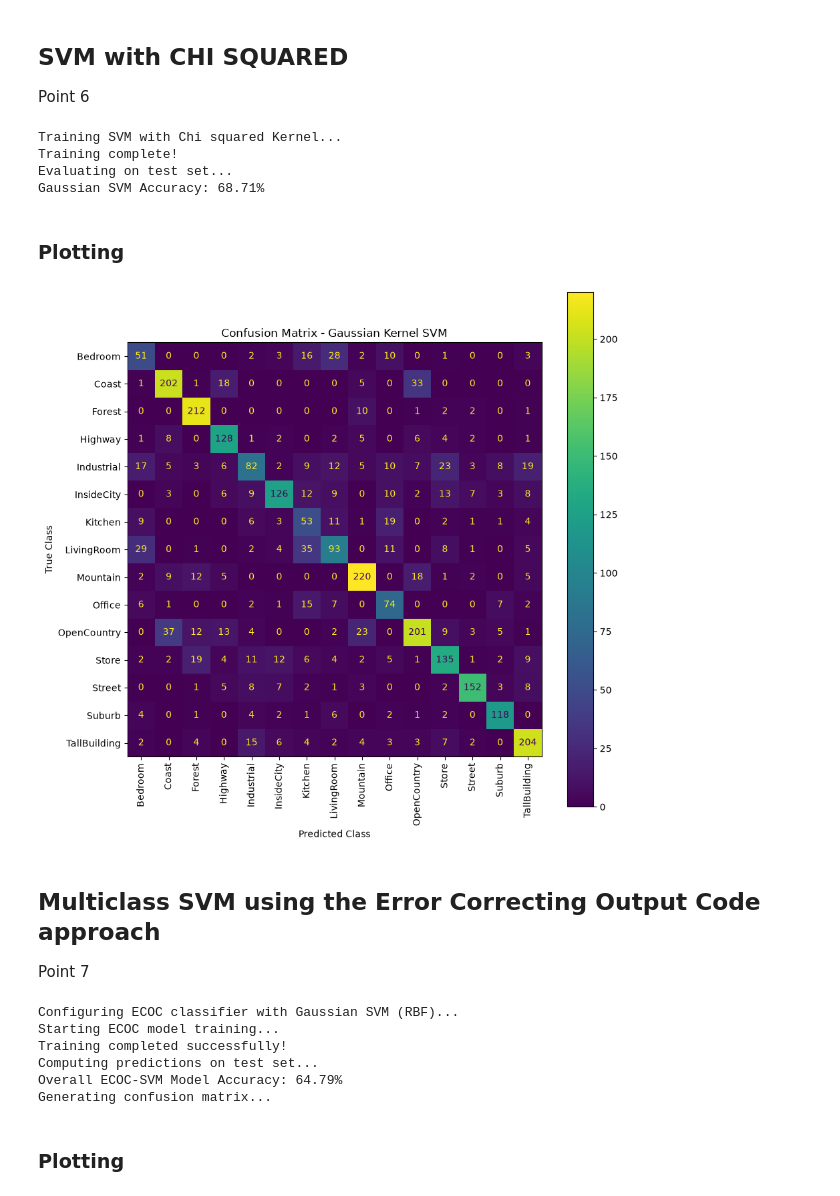
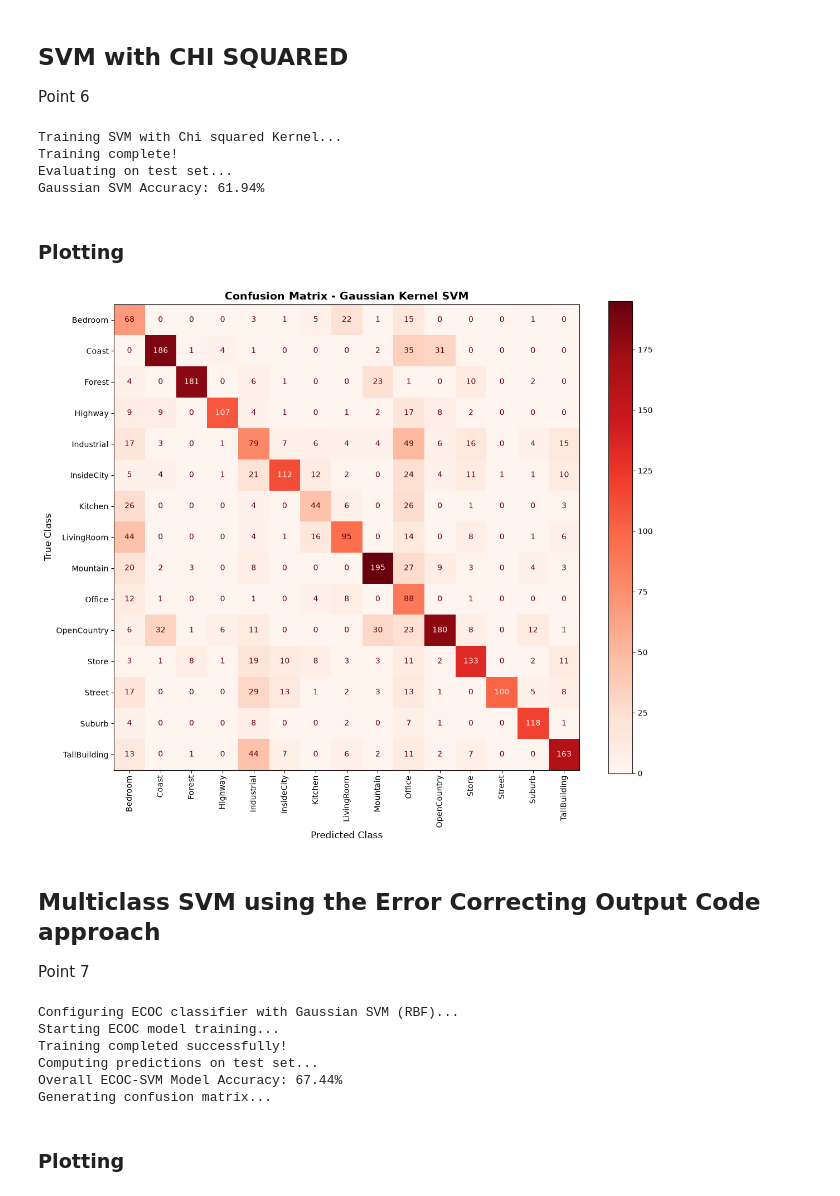
Before and after one commit to RebertoUNI/Computer-vision, a Jupyter notebook: project.ipynb, the cells around one changed output. Drawn from its saved outputs; the diff is of its cells as text; code cells hidden in the pictures.

```diff
--- a/project.ipynb
+++ b/project.ipynb
@@ -20,16 +20,16 @@ N_FEATURES = 150
 NUM_SAMPLES = 100000
 NUM_CLUSTER = 80
 
-K_NEIGHBOURS = 1  # Hyperparameter for k-NN algorithm
+K_NEIGHBOURS = 7  # Hyperparameter for k-NN algorithm
 
 # NUMBER_OF_DENSE_SIFT
 # %% [markdown]
 ## SETTING
 # %%
 DENSE = True
-SOFT_ASSIGNMENT = False  # True: Soft Assignment | False: Hard Assignment
-SPATIAL_PYRAMID = False  # True: Spatial Pyramid (L2) | False: Standard BoW (Level 0)
-BETA = 0.01  # Gaussian kernel parameter (used if SOFT_ASSIGNMENT = True)
+SOFT_ASSIGNMENT = True  # True: Soft Assignment | False: Hard Assignment
+SPATIAL_PYRAMID = True  # True: Spatial Pyramid (L2) | False: Standard BoW (Level 0)
+BETA = 1e-4  # Gaussian kernel parameter (used if SOFT_ASSIGNMENT = True)
 # %% [markdown]
 ## Import images
 # %%
@@ -430,7 +429,7 @@ from sklearn.svm import SVC
 print("\n--- LINEAR SVM TRAINING AND EVALUATION (One-vs-Rest) ---")
 
 # --- Train multiclass Linear SVM (One-vs-Rest) ---
-svm_classifier = SVC(C = 33, kernel='linear', decision_function_shape='ovr', random_state=42)
+svm_classifier = SVC(C = 30, kernel='linear', decision_function_shape='ovr', random_state=42)
 
 print("Training Linear SVM...")
 start_time_svm = time.time()
@@ -485,8 +484,7 @@ def chi2_kernel(X, Y, gamma=1.0):
     return result
 
 
-svm_chi2 = SVC(kernel=lambda X, Y: chi2_kernel(X, Y, gamma=0.5))
-
+svm_chi2 = SVC(C= 5, kernel=lambda X, Y: chi2_kernel(X, Y, gamma=0.5), random_state=42)
 svm_chi2.fit(X_train, y_train)
 
 print("Training complete!")
@@ -504,14 +502,14 @@ disp_chi2 = ConfusionMatrixDisplay(confusion_matrix=cm_chi2, display_labels=clas
 Training SVM with Chi squared Kernel...
 Training complete!
 Evaluating on test set...
-Gaussian SVM Accuracy: 68.71%
+Gaussian SVM Accuracy: 61.94%
 # %% [markdown]
 ### Plotting
 # %%
 from utils import plot_confusion_matrix
-plot_confusion_matrix(cm_chi2, classes, "Confusion Matrix - Gaussian Kernel SVM")
+plot_confusion_matrix(cm_chi2, classes, "Confusion Matrix - Gaussian Kernel SVM",cmap='Reds')
 # %% [output]
-[figure, old version]
+[figure, new version]
 # %% [markdown]
 ## Multiclass SVM using the Error Correcting Output Code approach
 
@@ -521,7 +519,6 @@ from sklearn.multiclass import OutputCodeClassifier
 from sklearn.pipeline import make_pipeline
 from sklearn.preprocessing import StandardScaler
 
-# --- 1. ECOC + GAUSSIAN SVM MODEL CONFIGURATION ---
 print("Configuring ECOC classifier with Gaussian SVM (RBF)...")
 
 base_svm = SVC(kernel="rbf", C=1.0, gamma="scale", random_state=42)
@@ -552,7 +549,7 @@ Configuring ECOC classifier with Gaussian SVM (RBF)...
 Starting ECOC model training...
 Training completed successfully!
 Computing predictions on test set...
-Overall ECOC-SVM Model Accuracy: 64.79%
+Overall ECOC-SVM Model Accuracy: 67.44%
 Generating confusion matrix...
 # %% [markdown]
 ### Plotting
```
Also changed, not shown: parts of 13 cells of this notebook, 14 other files.
